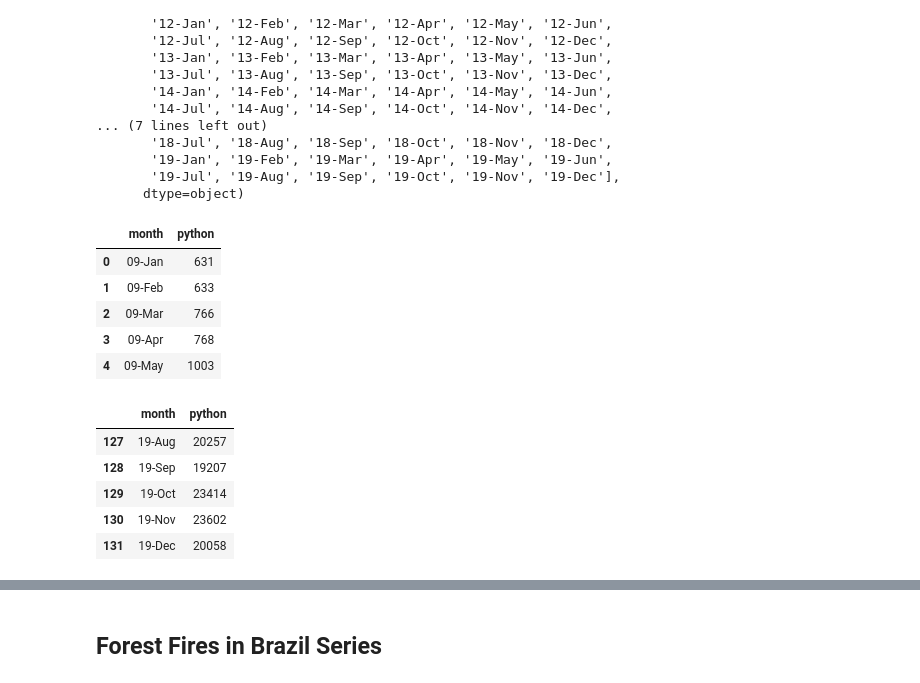
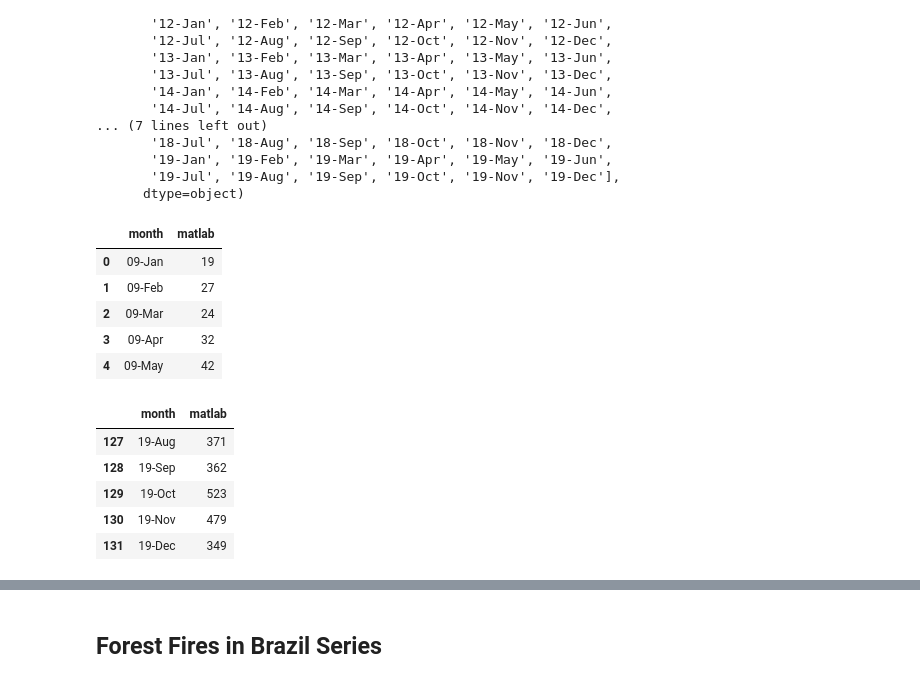
Before and after one commit to MateusVasc/atividades-pet-ciencia-de-dados, a Jupyter notebook: atividades/segunda_fase/atividade_1.ipynb, the cells around one changed output, grey strips where cells are left out. Saved outputs shown, nothing was run; the diff lists cells and outputs as text; code cells hidden in the pictures.

```diff
--- a/atividades/segunda_fase/atividade_1.ipynb
+++ b/atividades/segunda_fase/atividade_1.ipynb
@@ -160,23 +263,23 @@ array(['09-Jan', '09-Feb', '09-Mar', '09-Apr', '09-May', '09-Jun',
        '19-Jul', '19-Aug', '19-Sep', '19-Oct', '19-Nov', '19-Dec'],
       dtype=object)
 # %%
-df_stack_python = df_stack[['month', 'python']]
+df_stack_matlab = df_stack[['month', 'matlab']]
 # %%
-df_stack_python.head()
+df_stack_matlab.head()
 # %% [output]
-|  | month | python |
-| 0 | 09-Jan | 631 |
-| 1 | 09-Feb | 633 |
-| 2 | 09-Mar | 766 |
-| 3 | 09-Apr | 768 |
-| 4 | 09-May | 1003 |
+|  | month | matlab |
+| 0 | 09-Jan | 19 |
+| 1 | 09-Feb | 27 |
+| 2 | 09-Mar | 24 |
+| 3 | 09-Apr | 32 |
+| 4 | 09-May | 42 |
 # %%
-df_stack_python.tail()
+df_stack_matlab.tail()
 # %% [output]
-|  | month | python |
-| 127 | 19-Aug | 20257 |
-| 128 | 19-Sep | 19207 |
-| 129 | 19-Oct | 23414 |
-| 130 | 19-Nov | 23602 |
-| 131 | 19-Dec | 20058 |
+|  | month | matlab |
+| 127 | 19-Aug | 371 |
+| 128 | 19-Sep | 362 |
+| 129 | 19-Oct | 523 |
+| 130 | 19-Nov | 479 |
+| 131 | 19-Dec | 349 |
 # %%
```
Also changed, not shown: parts of 80 cells of this notebook.
